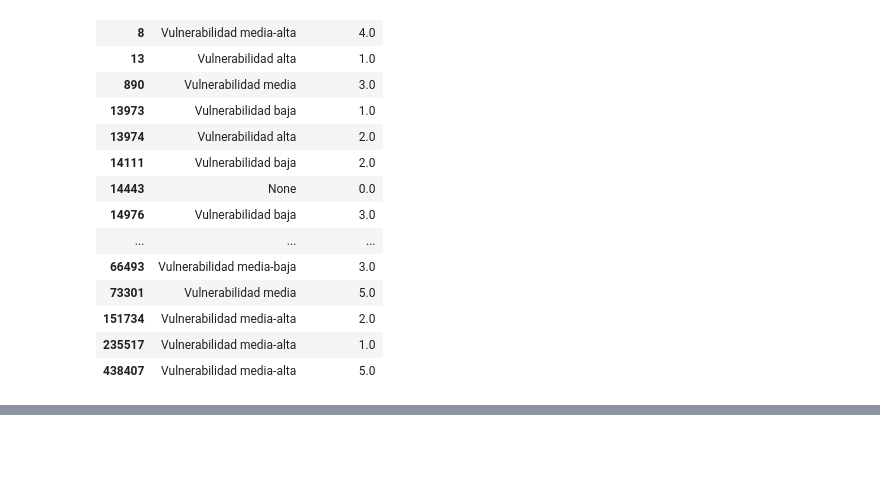
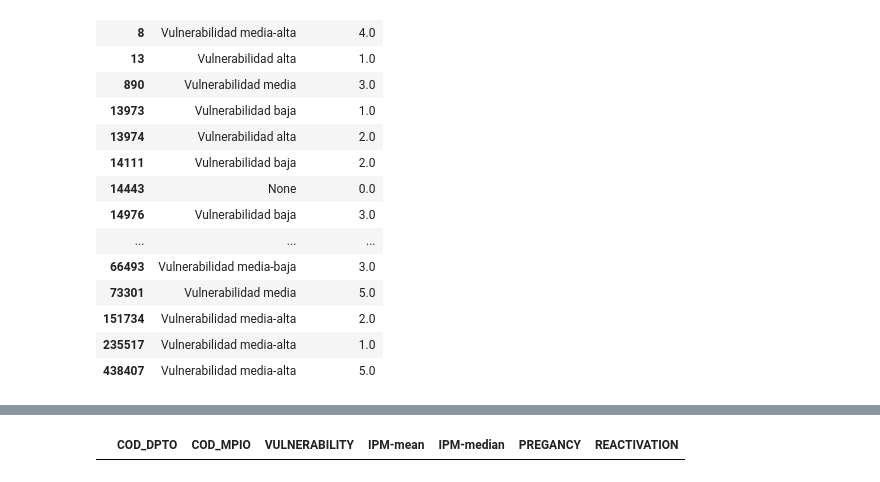
Before and after one commit to dosquisd/Datos-a-la-U, a Jupyter notebook: backend/data/vulnrb.ipynb, the cells around one changed output, grey strips where cells are left out. Cells and saved outputs as stored; diff of their text form; code cells hidden in the pictures; blank space fills up the shorter version.

```diff
--- a/backend/data/vulnrb.ipynb
+++ b/backend/data/vulnrb.ipynb
@@ -147,0 +195,18 @@ plt.show()
+# %%
+cols_in = ["LABEL", "ipm", "embarazo_a", "reactivaci"]
+new_cols = [
+    "COD_DPTO",
+    "COD_MPIO",
+    "VULNERABILITY",
+    "IPM-mean",
+    "IPM-median",
+    "PREGANCY",
+    "REACTIVATION",
+]
+
+shp = shp.dropna()
+
+dataset = gpd.GeoDataFrame(columns=new_cols)
+dataset
+# %% [output]
+|  | COD_DPTO | COD_MPIO | VULNERABILITY | IPM-mean | IPM-median | PREGANCY | REACTIVATION |
```
Also changed, not shown: parts of 9 cells of this notebook, 1 other file.
